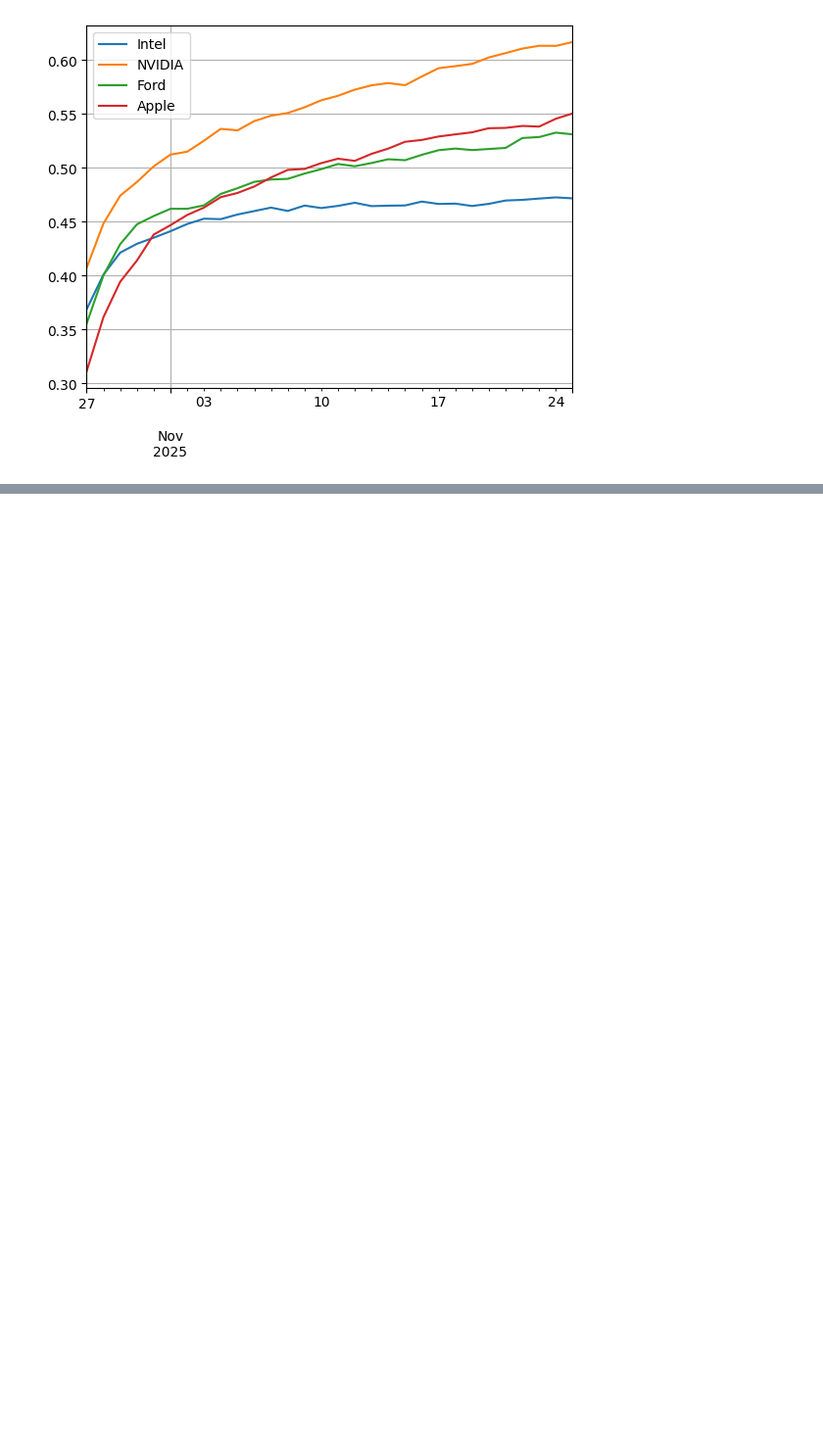
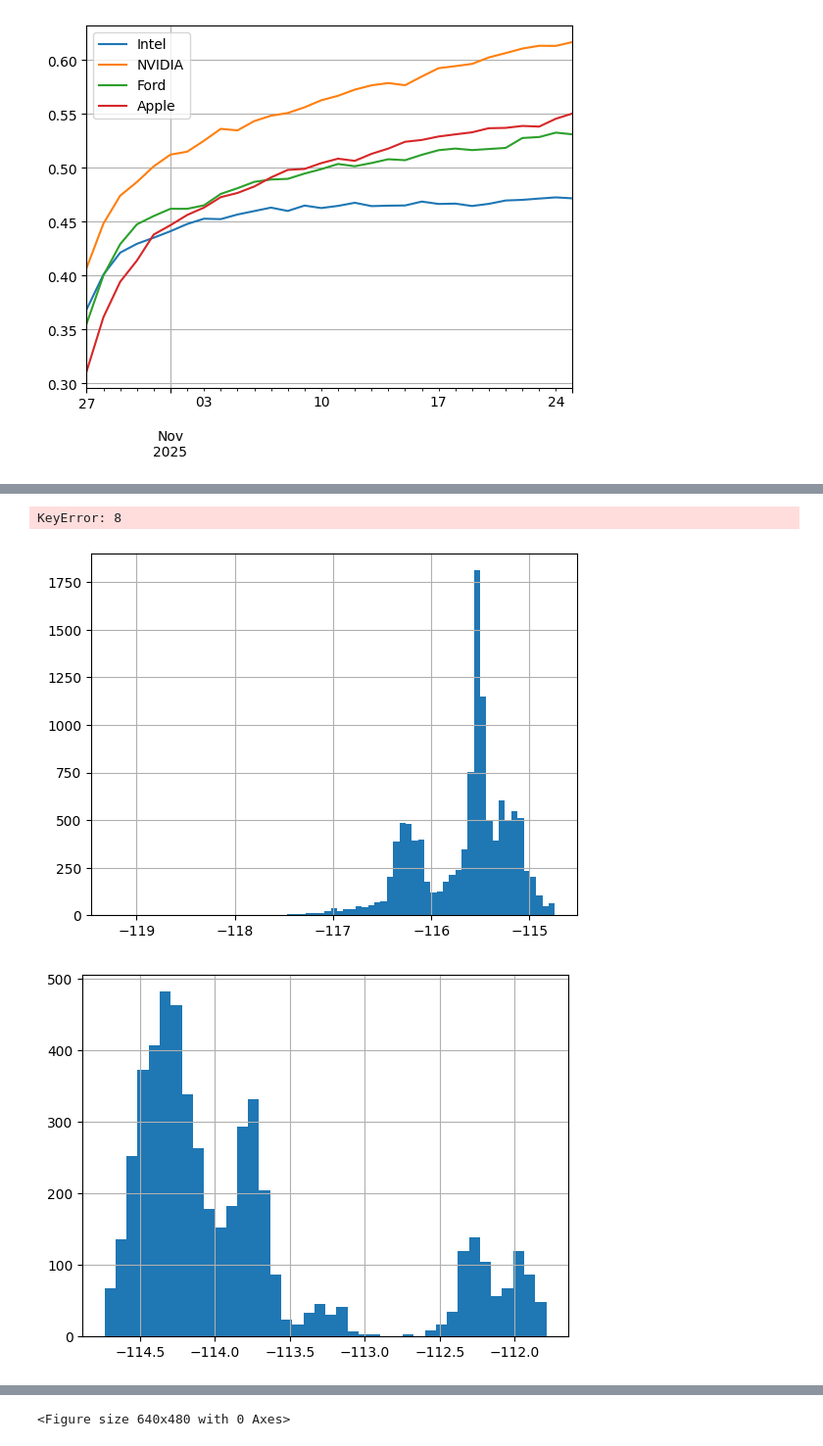
Before and after one commit to CamilaToS/Simulacion_Matematica_2025, a Jupyter notebook: NotasSEMANA11.ipynb, the cells around one changed output, grey strips where cells are left out. Shown at 98% size. Saved outputs shown, nothing was run; the diff lists cells and outputs as text; code cells hidden in the pictures; blank space fills up the shorter version.

```diff
--- a/NotasSEMANA11.ipynb
+++ b/NotasSEMANA11.ipynb
@@ -152,0 +200,11 @@ plt.legend()
+# %%
+# Creamos una nueva variable llamada 'Posicion' resultado de agrupar los sismos más cercano entre sí
+#Quiero ver cada histograma por separado
+n=20 #número de histogramas
+for i in range(n):
+  plt.figure()
+  df_sismos.groupby('Posicion')['Longitud'].get_group(i).hist(bins='auto') #Agrupar por posición y de cada posición graficar sus longitudes.
+# %% [output]
+KeyError: 8
+[figure, added]
+[figure, added]
@@ -152,0 +217 @@ plt.legend()
+<Figure size 640x480 with 0 Axes>
```
Also changed, not shown: parts of 16 cells of this notebook, 9 other files.
